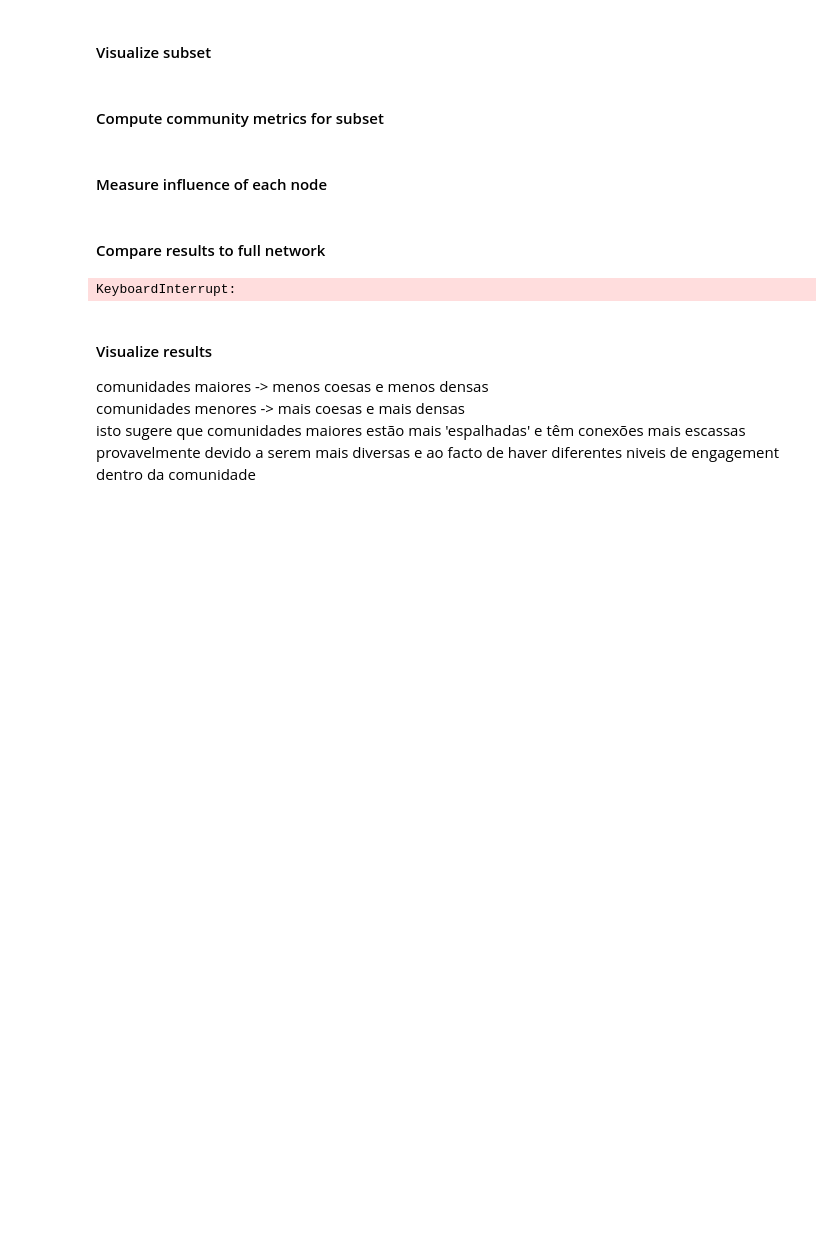
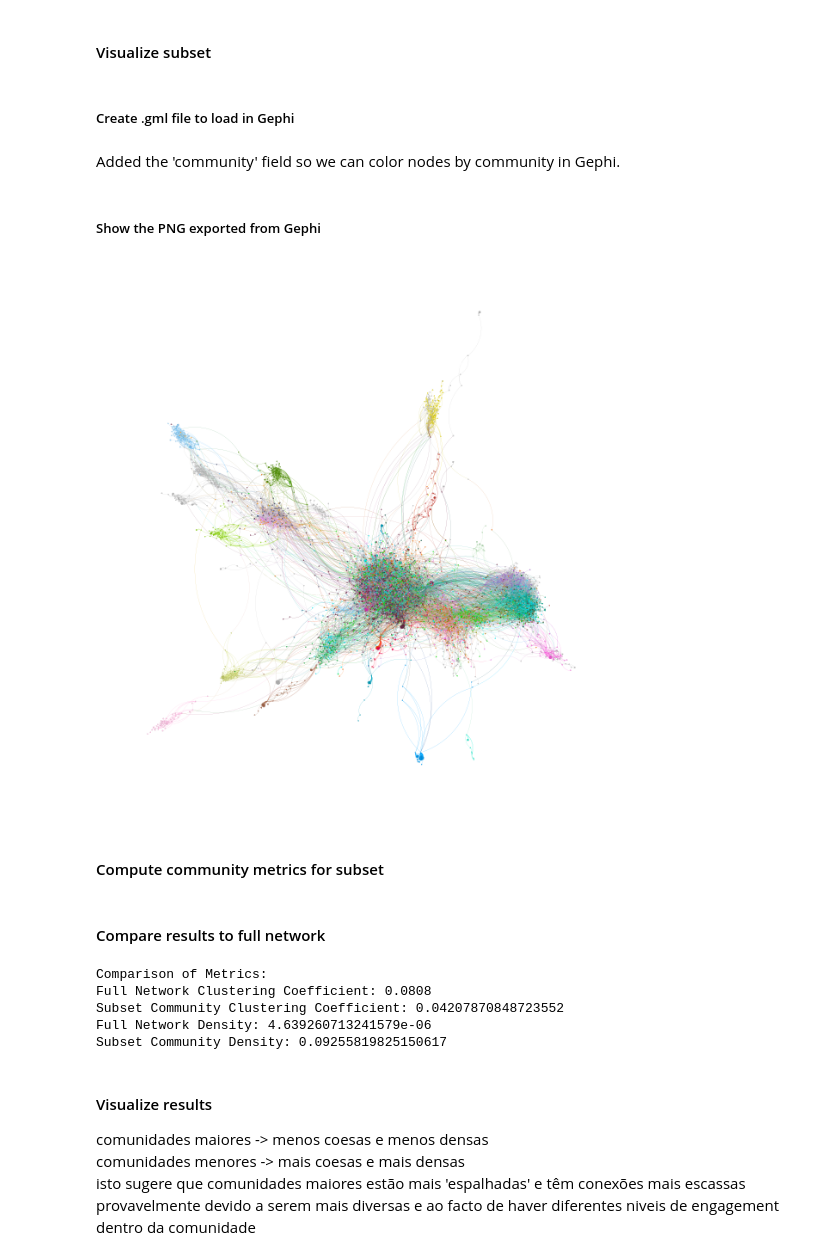
Before and after one commit to danielcl24/projeto_adc, a Jupyter notebook: projeto_adc.ipynb, the cells around one changed output. Saved outputs shown, nothing was run; the diff lists cells and outputs as text; code cells hidden in the pictures; blank space fills up the shorter version.

```diff
--- a/projeto_adc.ipynb
+++ b/projeto_adc.ipynb
@@ -332,3 +340,7 @@ Número de arestas no subgrafo carregado: 594352
 # %% [markdown]
 #### Visualize subset
+# %% [markdown]
+##### Create .gml file to load in Gephi
+# %% [markdown]
+Added the 'community' field so we can color nodes by community in Gephi.
 # %%
@@ -346,4 +358,14 @@ for node in final_subgraph.nodes():
 nx.write_gml(final_subgraph, "graph_with_communities.gml")
+# %% [markdown]
+##### Show the PNG exported from Gephi
+# %%
+from IPython.display import Image, display
+
+image_path = "graph_with_communities.png"
+
+display(Image(filename=image_path))
+# %% [output]
+[figure, added]
 # %% [markdown]
 #### Compute community metrics for subset
 # %%
@@ -387,5 +403,3 @@ def compute_community_metrics(G, communities):
     return metrics
 
 community_metrics = compute_community_metrics(final_subgraph, communities)
-# %% [markdown]
-#### Measure influence of each node
@@ -394,12 +406,12 @@ community_metrics = compute_community_metrics(final_subgraph, communities)
 # %% [markdown]
 #### Compare results to full network
 # %%
-# Compute average metrics for the subset
+# compute cc and density for communities in the subgraph
 subset_community_clustering = sum([m["clustering"] for m in community_metrics]) / len(community_metrics)
 subset_community_density = sum([m["density"] for m in community_metrics]) / len(community_metrics)
 
-# Compute full network metrics
-full_clustering = nx.average_clustering(G)
+# full network metrics (found at SNAP website)
+full_clustering = 0.0808
 full_density = nx.density(G)
 
 print("Comparison of Metrics:")
@@ -408,7 +420,11 @@ print(f"Subset Community Clustering Coefficient: {subset_community_clustering}")
 print(f"Full Network Density: {full_density}")
 print(f"Subset Community Density: {subset_community_density}")
 # %% [output]
-KeyboardInterrupt:
+Comparison of Metrics:
+Full Network Clustering Coefficient: 0.0808
+Subset Community Clustering Coefficient: 0.04207870848723552
+Full Network Density: 4.639260713241579e-06
+Subset Community Density: 0.09255819825150617
 # %% [markdown]
 #### Visualize results
 comunidades maiores -> menos coesas e menos densas <br>
```
Also changed, not shown: parts of 17 cells of this notebook, 5 other files.
